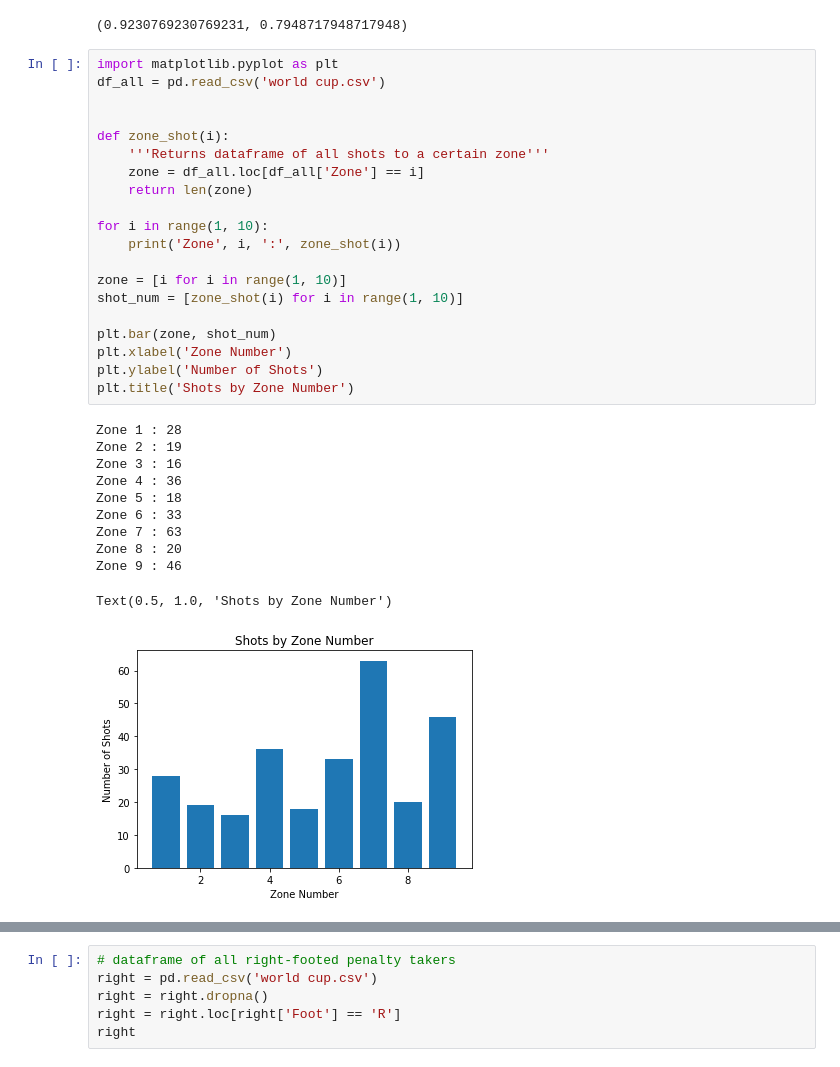
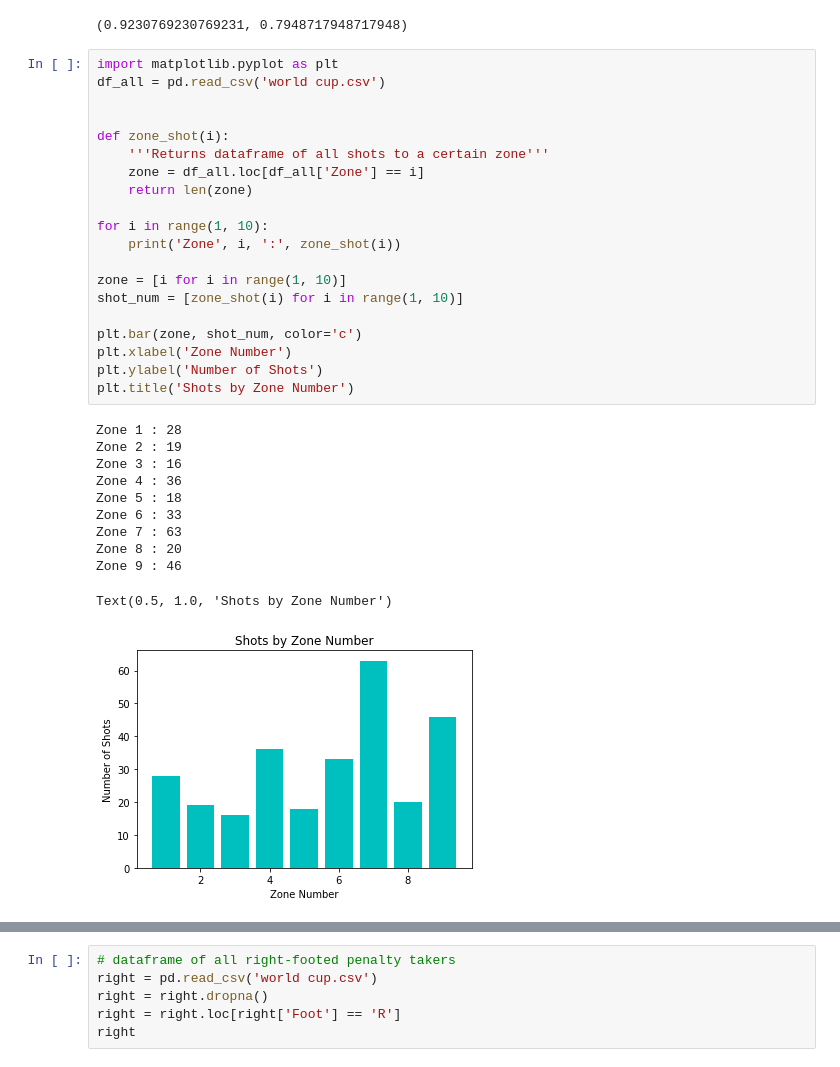
Before and after one commit to dylan-pham/world-cup-pks, a Jupyter notebook: World Cup Penalty Data.ipynb, the cells around one changed output, grey strips where cells are left out. Cells and saved outputs as stored; diff of their text form.

```diff
--- a/World Cup Penalty Data.ipynb
+++ b/World Cup Penalty Data.ipynb
@@ -99,35 +99,35 @@ print((x_avg, y_avg))
 # %%
 import matplotlib.pyplot as plt
 df_all = pd.read_csv('world cup.csv')
 
 
 def zone_shot(i):
     '''Returns dataframe of all shots to a certain zone'''
     zone = df_all.loc[df_all['Zone'] == i]
     return len(zone)
 
 for i in range(1, 10):
     print('Zone', i, ':', zone_shot(i))
 
 zone = [i for i in range(1, 10)]
 shot_num = [zone_shot(i) for i in range(1, 10)]
 
-plt.bar(zone, shot_num)
+plt.bar(zone, shot_num, color='c')
 plt.xlabel('Zone Number')
 plt.ylabel('Number of Shots')
 plt.title('Shots by Zone Number')
 # %% [output]
 Zone 1 : 28
 Zone 2 : 19
 Zone 3 : 16
 Zone 4 : 36
 Zone 5 : 18
 Zone 6 : 33
 Zone 7 : 63
 Zone 8 : 20
 Zone 9 : 46
 Text(0.5, 1.0, 'Shots by Zone Number')
-[figure, old version]
+[figure, new version]
 # %%
 def zone_prob(i):
     '''Gets probability of goal scored based on shooting zone'''
```
Also changed, not shown: parts of 1 cell of this notebook.
